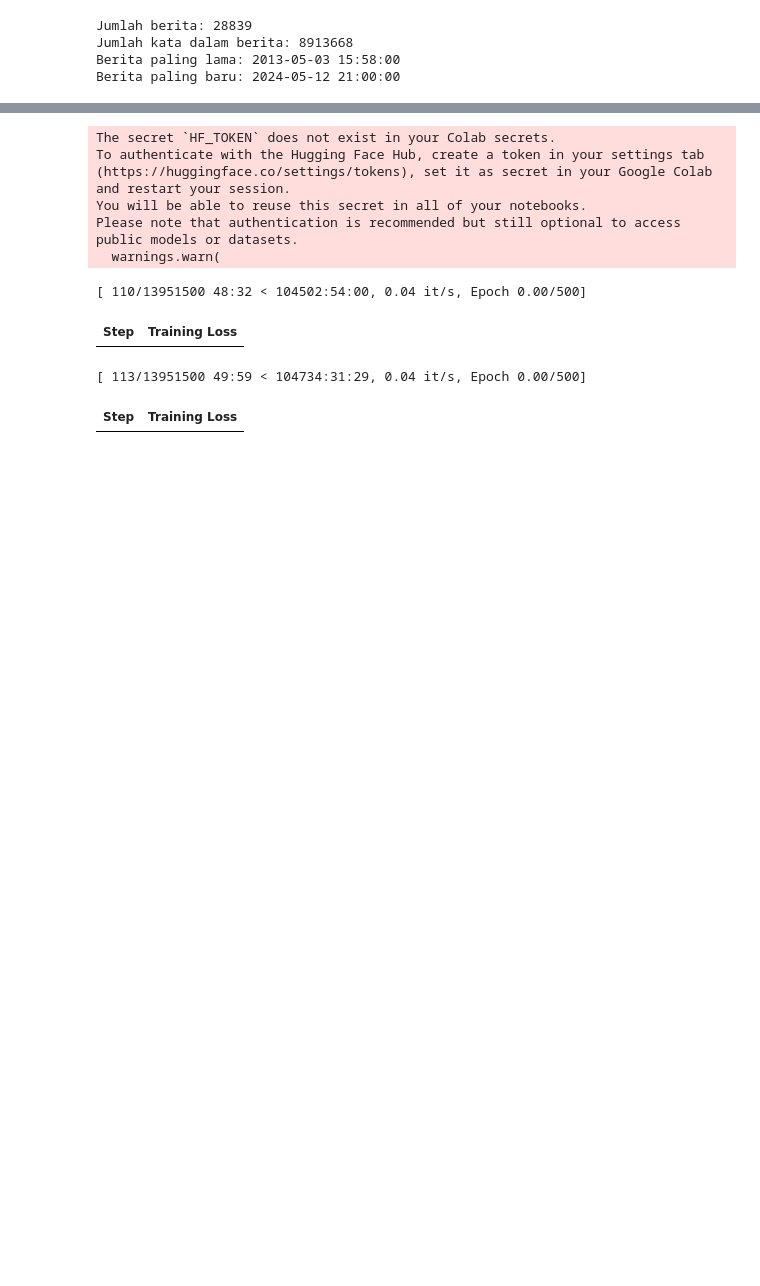
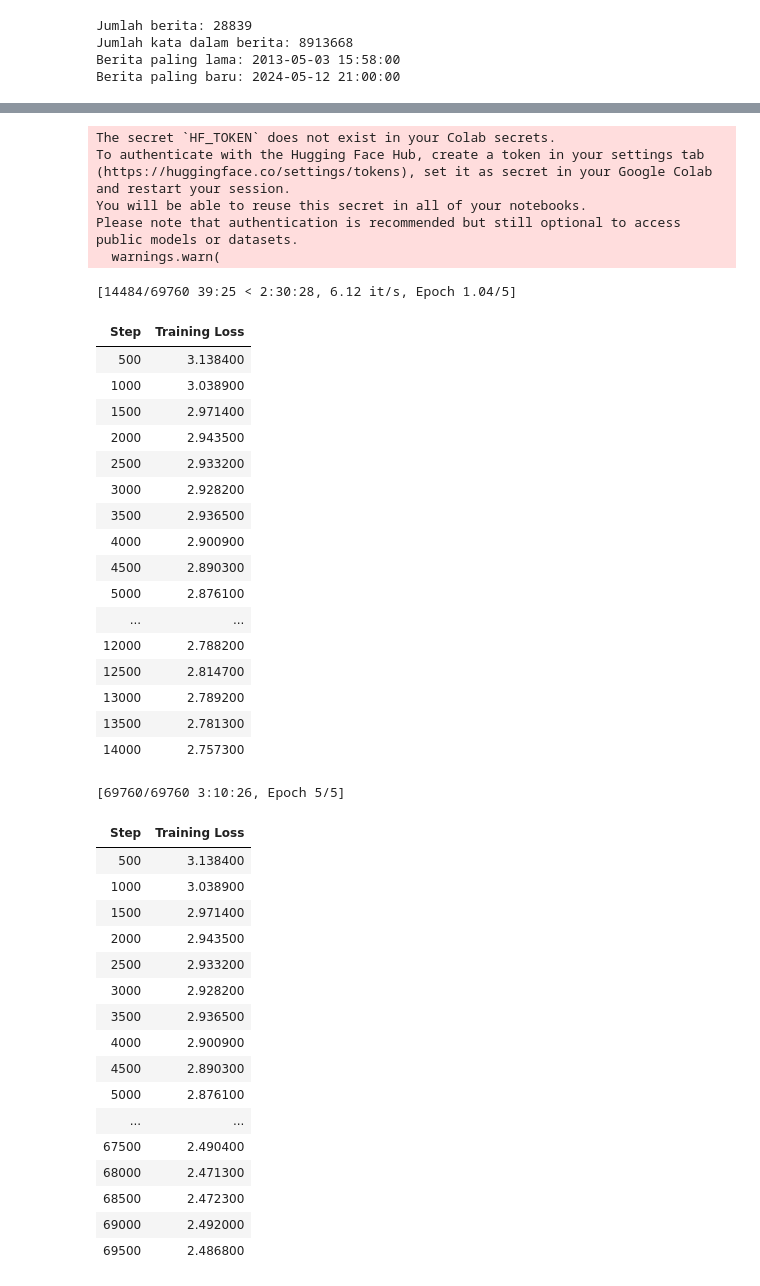
Before and after one commit to Mfys212/Generasi-Information-Teks-from-Kompas, a Jupyter notebook: Generasi_Teks_LLM.ipynb, the cells around one changed output, grey strips where cells are left out. Drawn from its saved outputs; the diff is of its cells as text; code cells hidden in the pictures; blank space fills up the shorter version.

```diff
--- a/Generasi_Teks_LLM.ipynb
+++ b/Generasi_Teks_LLM.ipynb
@@ -143,6 +143,6 @@ plt.show()
 # %%
-tokenizer = GPT2Tokenizer.from_pretrained('indonesian-nlp/gpt2-medium-indonesian')
-model = GPT2LMHeadModel.from_pretrained('indonesian-nlp/gpt2-medium-indonesian')
+tokenizer = GPT2Tokenizer.from_pretrained('flax-community/gpt2-small-indonesian')
+model = GPT2LMHeadModel.from_pretrained('flax-community/gpt2-small-indonesian')
 
 train_data_file = "file.txt"
 train_dataset = TextDataset(
@@ -155,35 +155,67 @@ data_collator = DataCollatorForLanguageModeling(
     tokenizer=tokenizer,
     mlm=False
 )
 
 training_args = TrainingArguments(
     output_dir="/content",
     overwrite_output_dir=True,
-    num_train_epochs=500,
-    per_device_train_batch_size=4,
+    num_train_epochs=5,
+    per_device_train_batch_size=8,
     save_steps=10_000,
     save_total_limit=2,
     prediction_loss_only=True,
 )
 
 trainer = Trainer(
     model=model,
     args=training_args,
     data_collator=data_collator,
     train_dataset=train_dataset,
 )
 
 trainer.train()
 config = GPT2Config()
 trainer.save_model("/content")
 config.save_pretrained("/content")
 # %% [output]
 The secret `HF_TOKEN` does not exist in your Colab secrets.
 To authenticate with the Hugging Face Hub, create a token in your settings tab (https://huggingface.co/settings/tokens), set it as secret in your Google Colab and restart your session.
 You will be able to reuse this secret in all of your notebooks.
 Please note that authentication is recommended but still optional to access public models or datasets.
   warnings.warn(
-[ 110/13951500 48:32 < 104502:54:00, 0.04 it/s, Epoch 0.00/500]
+[14484/69760 39:25 < 2:30:28, 6.12 it/s, Epoch 1.04/5]
 | Step | Training Loss |
+| 500 | 3.138400 |
+| 1000 | 3.038900 |
+| 1500 | 2.971400 |
+| 2000 | 2.943500 |
+| 2500 | 2.933200 |
+| 3000 | 2.928200 |
+| 3500 | 2.936500 |
+| 4000 | 2.900900 |
+| 4500 | 2.890300 |
+| 5000 | 2.876100 |
+| ... | ... |
+| 12000 | 2.788200 |
+| 12500 | 2.814700 |
+| 13000 | 2.789200 |
+| 13500 | 2.781300 |
+| 14000 | 2.757300 |
-[ 113/13951500 49:59 < 104734:31:29, 0.04 it/s, Epoch 0.00/500]
+[69760/69760 3:10:26, Epoch 5/5]
 | Step | Training Loss |
+| 500 | 3.138400 |
+| 1000 | 3.038900 |
+| 1500 | 2.971400 |
+| 2000 | 2.943500 |
+| 2500 | 2.933200 |
+| 3000 | 2.928200 |
+| 3500 | 2.936500 |
+| 4000 | 2.900900 |
+| 4500 | 2.890300 |
+| 5000 | 2.876100 |
+| ... | ... |
+| 67500 | 2.490400 |
+| 68000 | 2.471300 |
+| 68500 | 2.472300 |
+| 69000 | 2.492000 |
+| 69500 | 2.486800 |
```
Also changed, not shown: parts of 8 cells of this notebook.
